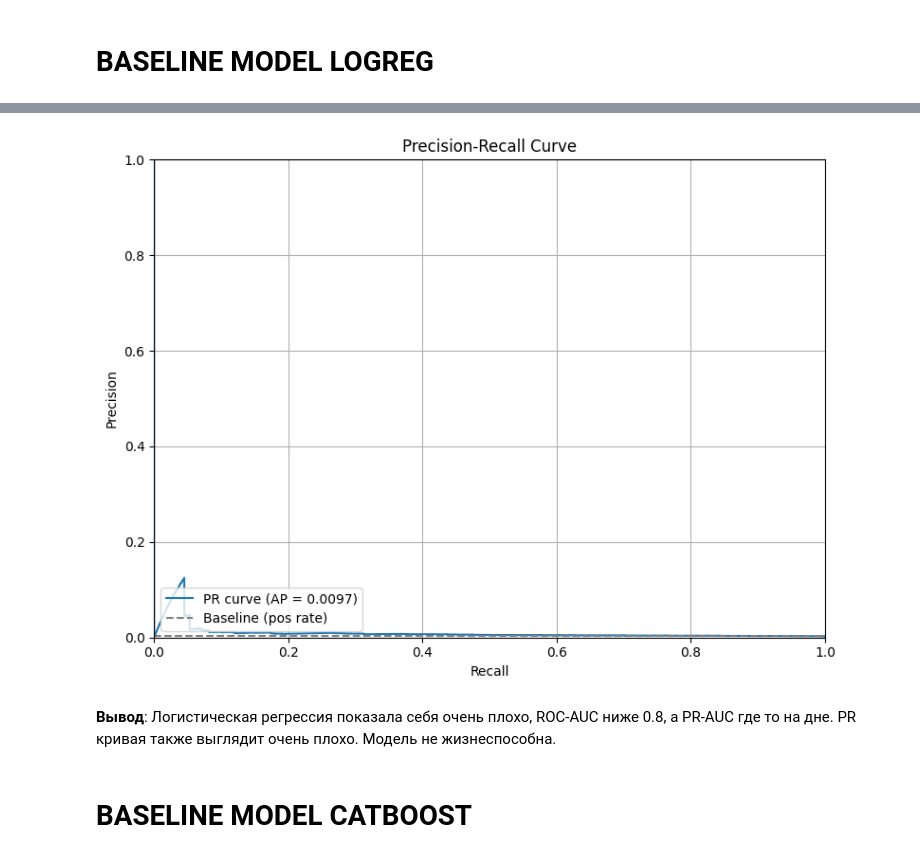
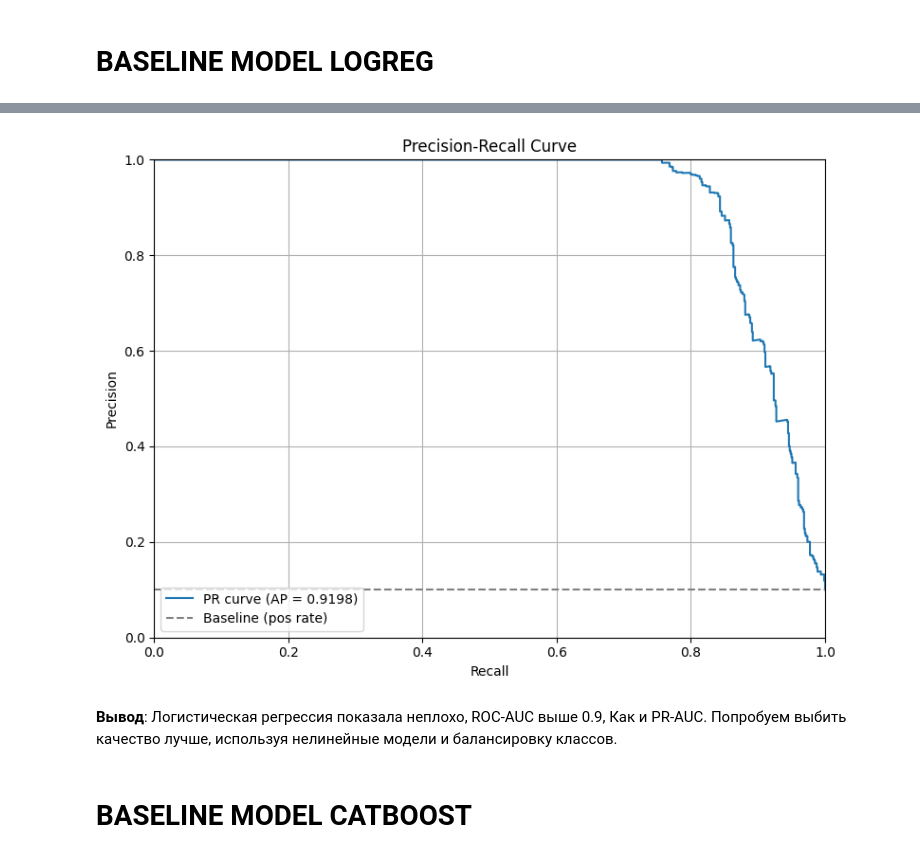
Before and after one commit to MazzDi/KC.ML-Engeneering.Final-Project, a Jupyter notebook: mvp.ipynb, the cells around one changed output, grey strips where cells are left out. Cells and saved outputs as stored; diff of their text form; code cells hidden in the pictures.

```diff
--- a/mvp.ipynb
+++ b/mvp.ipynb
@@ -305,0 +379,24 @@ df_total.head()
+# %%
+X_new, y_new = combine_sampler.fit_resample(X, y)
+# %%
+def undersample_pos_to_ratio(y_new, p=0.2, seed=42):
+    y = np.asarray(y_new).astype(int)
+    pos_idx = np.flatnonzero(y == 1)
+    neg_idx = np.flatnonzero(y == 0)
+
+    n0 = len(neg_idx)
+    n1_keep = int(np.floor((p / (1 - p)) * n0))
+    n1_keep = max(0, min(n1_keep, len(pos_idx)))
+
+    rng = np.random.default_rng(seed)
+    pos_keep = rng.choice(pos_idx, size=n1_keep, replace=False)
+
+    idx_keep = np.concatenate([neg_idx, pos_keep])
+    rng.shuffle(idx_keep)
+    return idx_keep
+
+# применение:
+idx_keep = undersample_pos_to_ratio(y_new, p=0.1, seed=42)
+
+X_fin = X_new.iloc[idx_keep]
+y_fin = y_new.iloc[idx_keep]
@@ -480,10 +453,13 @@ from sklearn.linear_model import LogisticRegression
 # %%
 from sklearn.model_selection import train_test_split
 # %%
-X = df_total_lr.drop(['TARGET', 'ID'], axis=1)
-y = df_total_lr['TARGET']
-X_train, X_val_test, y_train, y_val_test = train_test_split(X, y, test_size=0.4, random_state=42)
-X_val, X_test, y_val, y_test = train_test_split(X_val_test, y_val_test, test_size=0.5, random_state=42)
+X_train, X_val_test, y_train, y_val_test = train_test_split(X_fin, y_fin, test_size=0.4, random_state=42, stratify=y_fin, shuffle=True)
+X_val, X_test, y_val, y_test = train_test_split(X_val_test, y_val_test, test_size=0.5, random_state=42, stratify=y_val_test, shuffle=True)
+# %%
+scaler = StandardScaler()
+X_train = scaler.fit_transform(X_train)
+X_val = scaler.transform(X_val)
+X_test = scaler.transform(X_test)
 # %%
 base_linear_model = LogisticRegression(max_iter=1000, class_weight='balanced')
 base_linear_model.fit(X_train, y_train)
@@ -516,26 +484,24 @@ f1_score(y_test, base_linear_model.predict(X_test))
 # %%
-# Precision-Recall curve visualization
-model_for_pr = base_linear_model if 'best_model' in globals() else model
-probas = model_for_pr.predict_proba(X_test)[:, 1]
+probas = base_linear_model.predict_proba(X_test)[:, 1]
 precision, recall, _ = precision_recall_curve(y_test, probas)
 ap_score = average_precision_score(y_test, probas)
 
 plt.figure(figsize=(8, 6))
 plt.plot(recall, precision, label=f'PR curve (AP = {ap_score:.4f})')
 plt.hlines(y=y_test.mean(), xmin=0, xmax=1, colors='gray', linestyles='--', label='Baseline (pos rate)')
 plt.xlabel('Recall')
 plt.ylabel('Precision')
 plt.title('Precision-Recall Curve')
 plt.xlim(0, 1)
 plt.ylim(0, 1)
 plt.grid(True)
 plt.legend(loc='lower left')
 plt.tight_layout()
 plt.show()
 # %% [output]
-[figure, old version]
+[figure, new version]
 # %% [markdown]
-**Вывод**: Логистическая регрессия показала себя очень плохо, ROC-AUC ниже 0.8, а PR-AUC где то на дне. PR кривая также выглядит очень плохо. Модель не жизнеспособна.
+**Вывод**: Логистическая регрессия показала неплохо, ROC-AUC выше 0.9, Как и PR-AUC. Попробуем выбить качество лучше, используя нелинейные модели и балансировку классов.
 # %% [markdown]
 # BASELINE MODEL CATBOOST
 # %%
```
Also changed, not shown: parts of 116 cells of this notebook.
